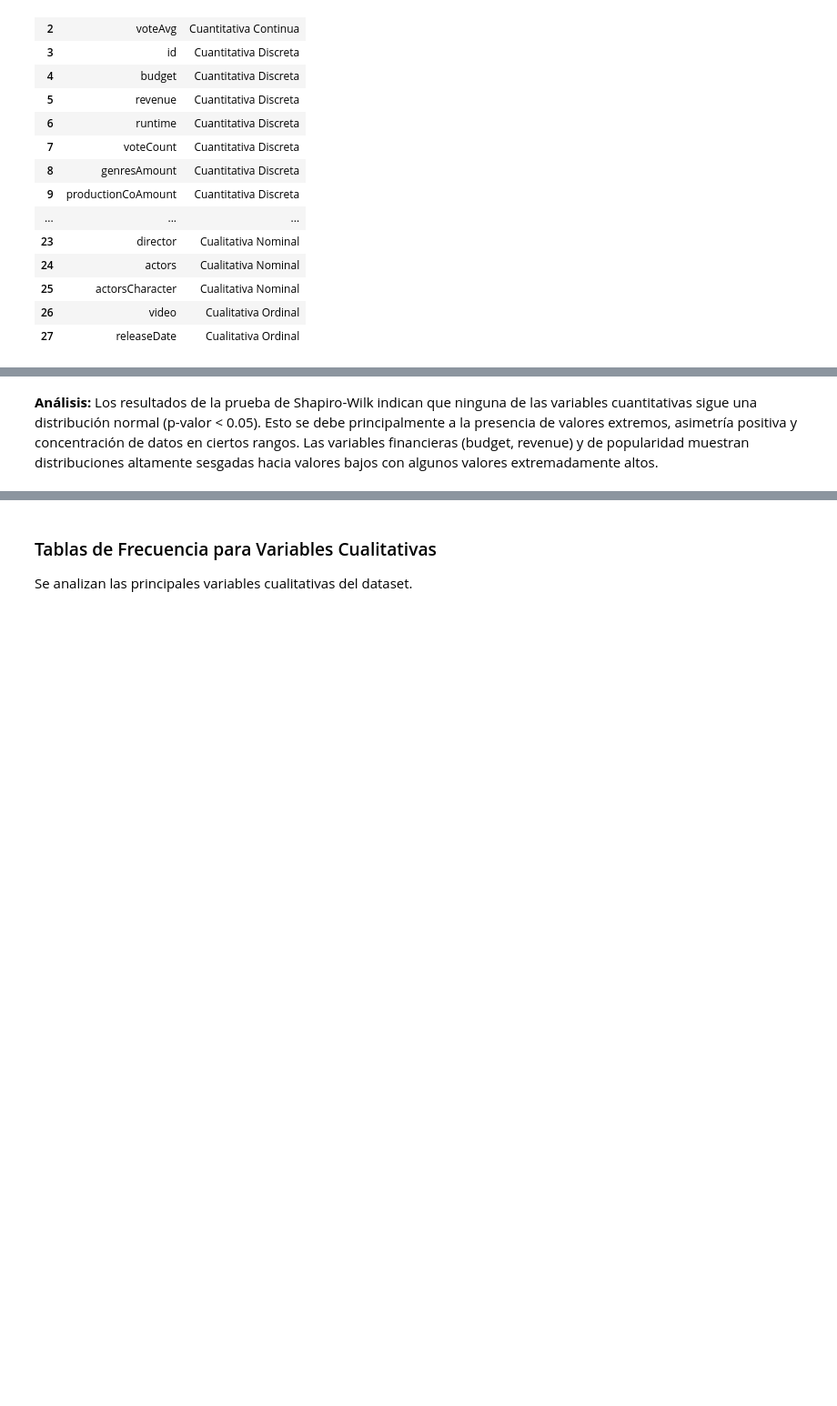
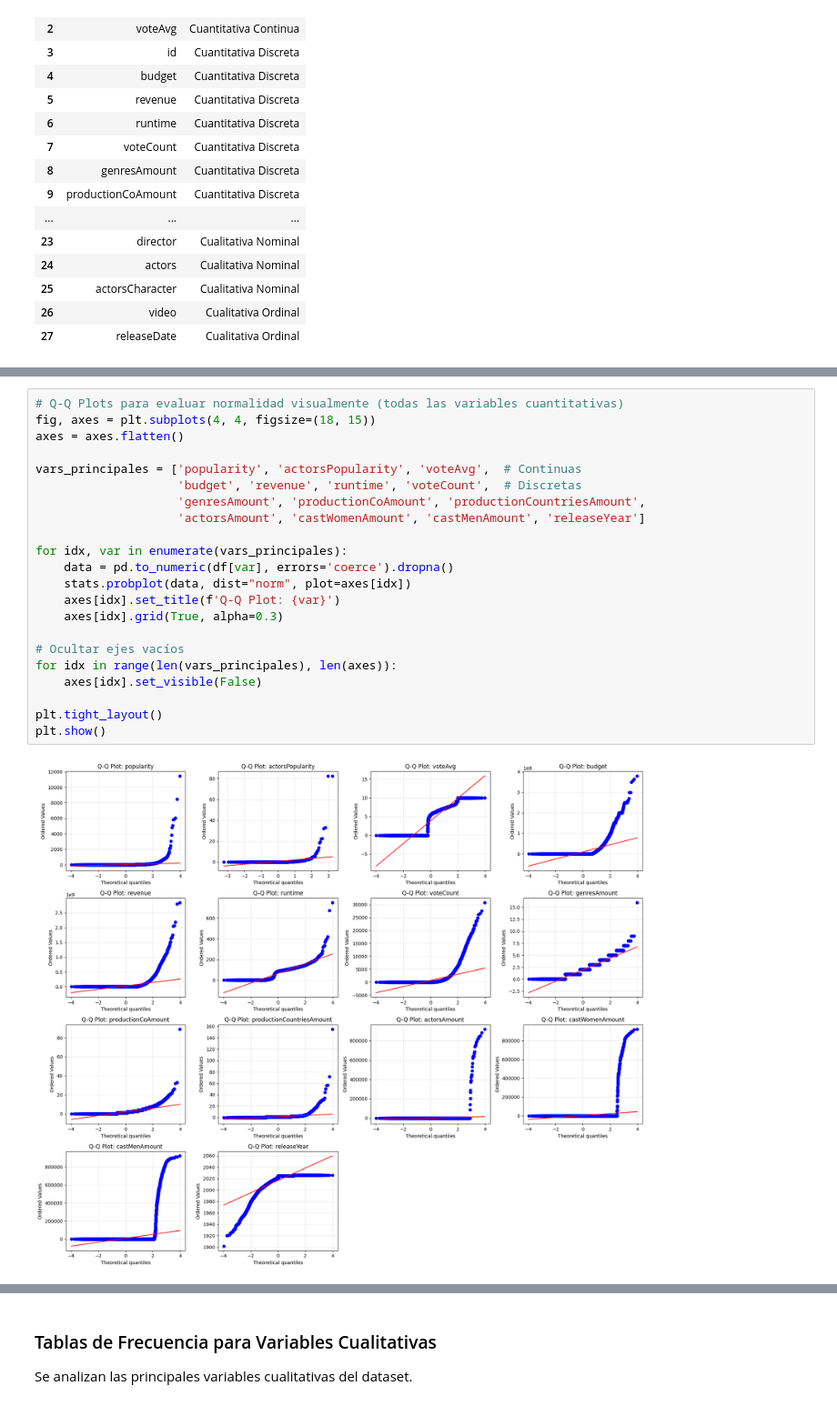
Before and after one commit to nicoCT04/lab-01-md, a Jupyter notebook: lab-1.ipynb, the cells around one changed output, grey strips where cells are left out. Shown at 91% size. Cells and saved outputs as stored; diff of their text form; blank space fills up the shorter version.

```diff
--- a/lab-1.ipynb
+++ b/lab-1.ipynb
@@ -251,2 +255,24 @@ plt.show()
-# %% [markdown]
-**Análisis:** Los resultados de la prueba de Shapiro-Wilk indican que ninguna de las variables cuantitativas sigue una distribución normal (p-valor < 0.05). Esto se debe principalmente a la presencia de valores extremos, asimetría positiva y concentración de datos en ciertos rangos. Las variables financieras (budget, revenue) y de popularidad muestran distribuciones altamente sesgadas hacia valores bajos con algunos valores extremadamente altos.
+# %%
+# Q-Q Plots para evaluar normalidad visualmente (todas las variables cuantitativas)
+fig, axes = plt.subplots(4, 4, figsize=(18, 15))
+axes = axes.flatten()
+
+vars_principales = ['popularity', 'actorsPopularity', 'voteAvg',  # Continuas
+                    'budget', 'revenue', 'runtime', 'voteCount',  # Discretas
+                    'genresAmount', 'productionCoAmount', 'productionCountriesAmount',
+                    'actorsAmount', 'castWomenAmount', 'castMenAmount', 'releaseYear']
+
+for idx, var in enumerate(vars_principales):
+    data = pd.to_numeric(df[var], errors='coerce').dropna()
+    stats.probplot(data, dist="norm", plot=axes[idx])
+    axes[idx].set_title(f'Q-Q Plot: {var}')
+    axes[idx].grid(True, alpha=0.3)
+
+# Ocultar ejes vacíos
+for idx in range(len(vars_principales), len(axes)):
+    axes[idx].set_visible(False)
+
+plt.tight_layout()
+plt.show()
+# %% [output]
+[figure, added]
```
Also changed, not shown: parts of 15 cells of this notebook.
